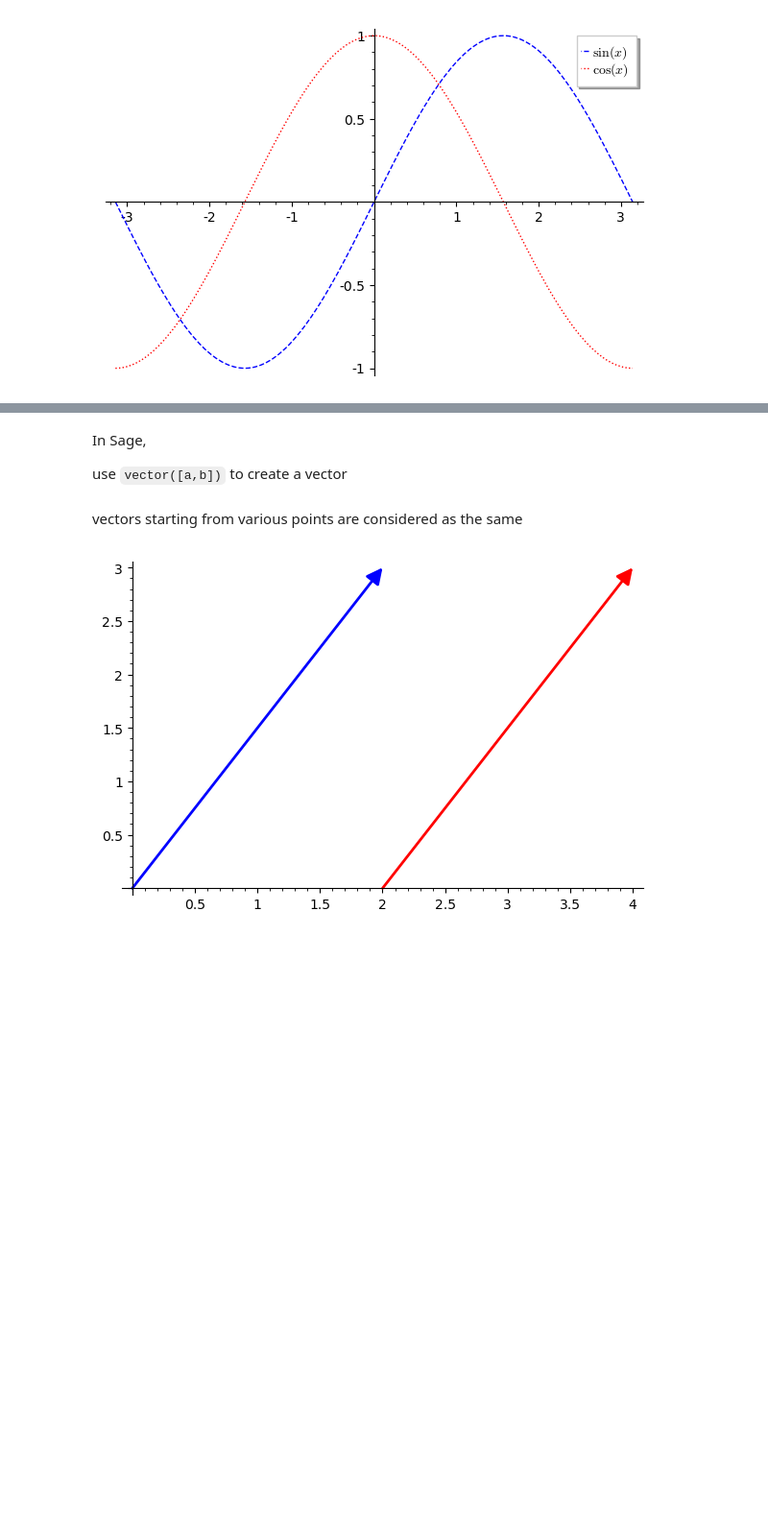
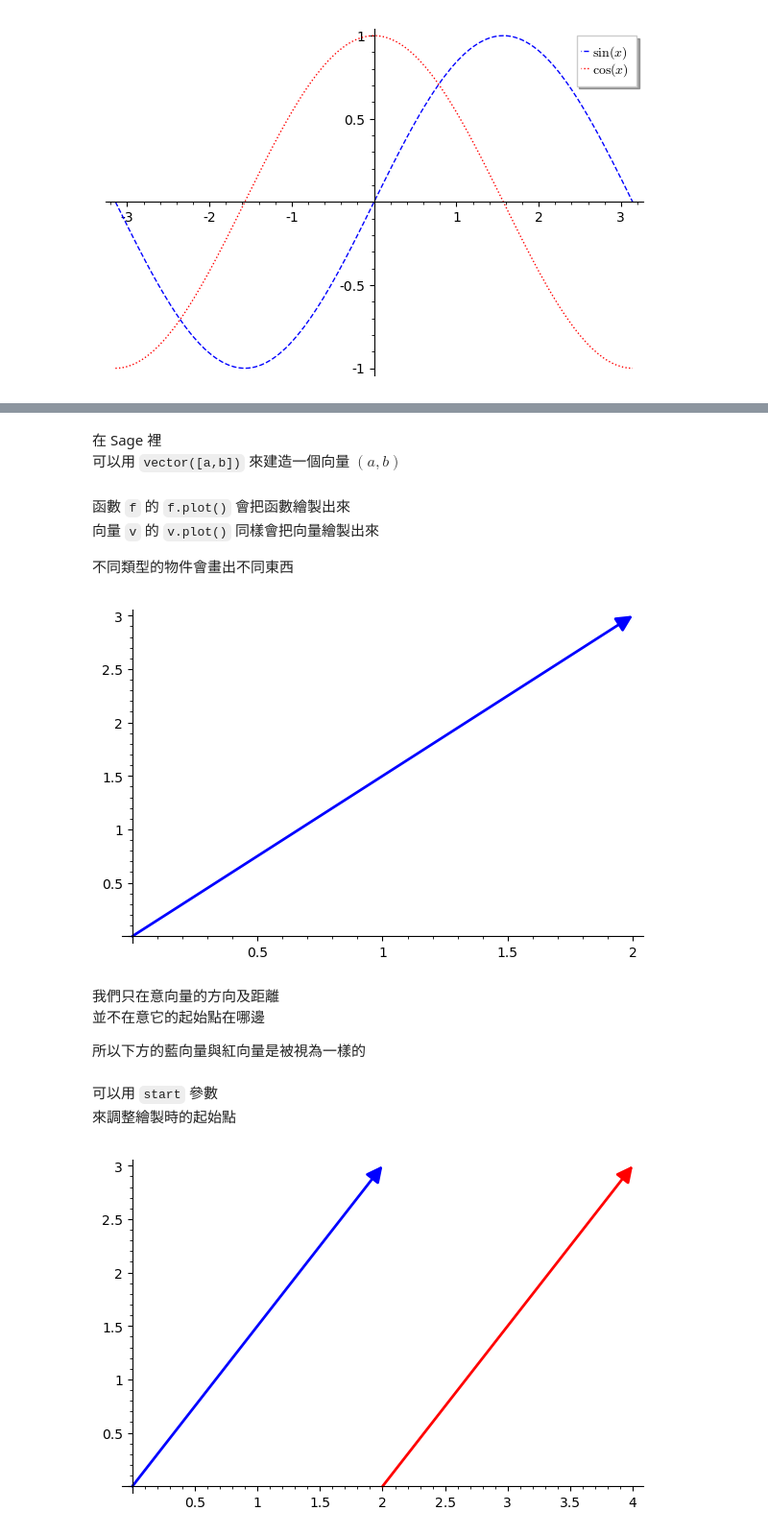
Before and after one commit to jephianlin/outreach, a Jupyter notebook: Sage4HS/Functions_and_Plotting.ipynb, the cells around one changed output, grey strips where cells are left out. Shown at 96% size. Drawn from its saved outputs; the diff is of its cells as text; code cells hidden in the pictures; blank space fills up the shorter version.

```diff
--- a/Sage4HS/Functions_and_Plotting.ipynb
+++ b/Sage4HS/Functions_and_Plotting.ipynb
@@ -325,13 +360,25 @@ so the length is $a^2+b^2$
 # %% [markdown]
-In Sage,
-
-use `vector([a,b])` to create a vector
+在 Sage 裡
+可以用 `vector([a,b])` 來建造一個向量 $(a,b)$
 # %%
 v1 = vector([2,3])
+# %% [markdown]
+函數 `f` 的 `f.plot()` 會把函數繪製出來
+向量 `v` 的 `v.plot()` 同樣會把向量繪製出來
+
+不同類型的物件會畫出不同東西
 # %%
-v1.plot?
+v1.plot()
+# %% [output]
+[figure, added]
-# %% [markdown]
-vectors starting from various points are considered as the same
+# %% [markdown]
+我們只在意向量的方向及距離
+並不在意它的起始點在哪邊
+
+所以下方的藍向量與紅向量是被視為一樣的
+# %% [markdown]
+可以用 `start` 參數
+來調整繪製時的起始點
 # %%
 v1 = vector([2,3])
 pic1 = v1.plot(color='blue')
```
Also changed, not shown: parts of 70 cells of this notebook, 1 other file.
